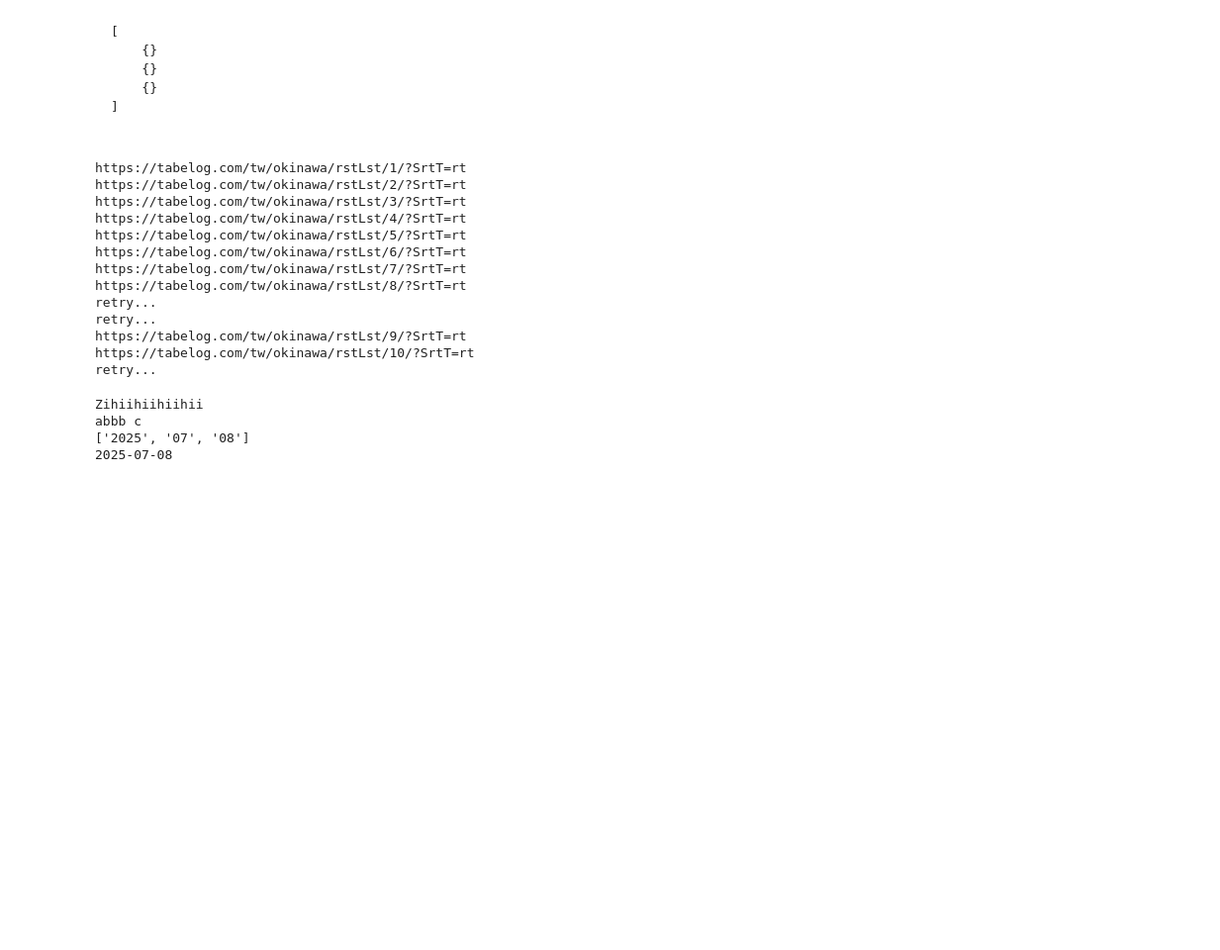
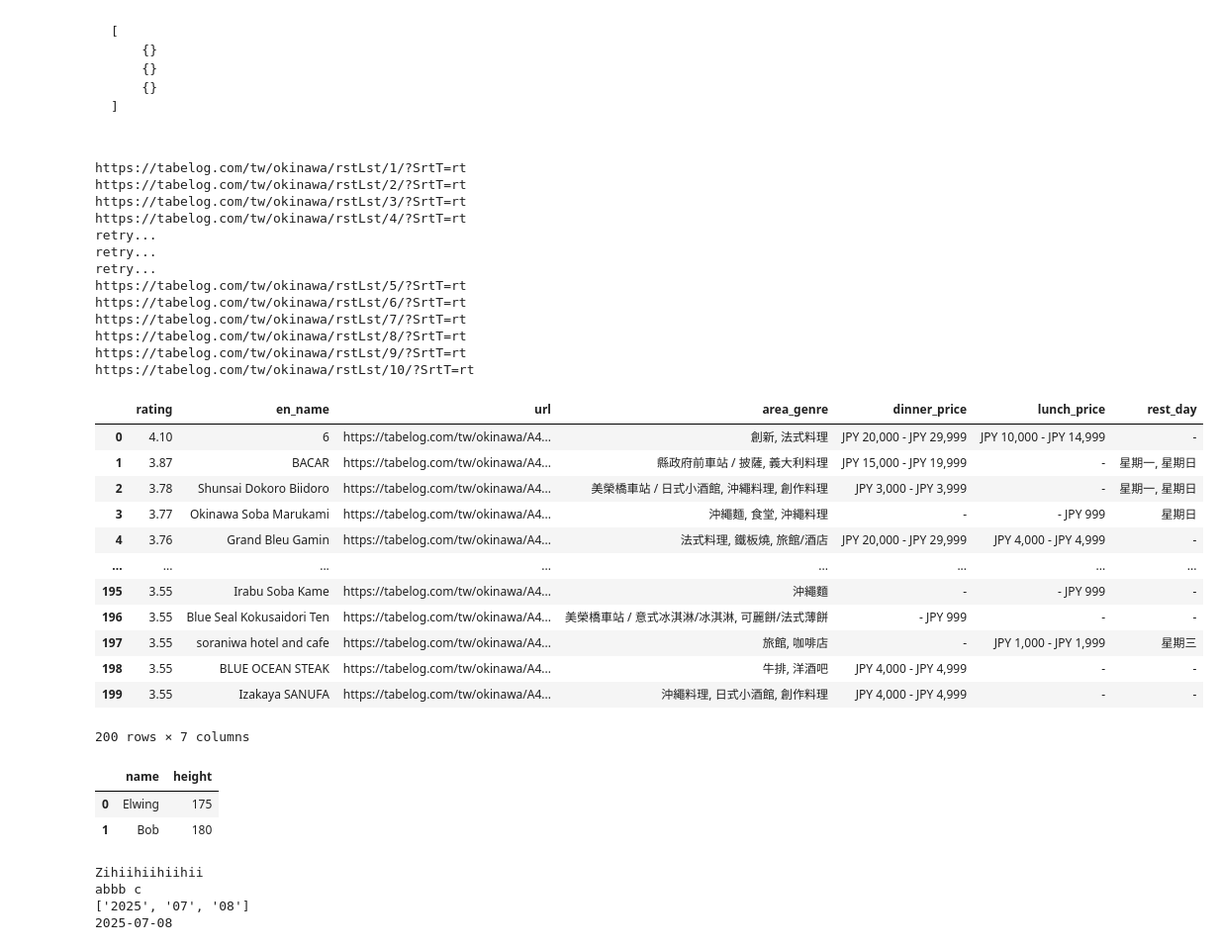
Before and after one commit to Elwing-Chou/tibame_0618, a Jupyter notebook: tibame_20250708.ipynb, the cells around one changed output. Shown at 99% size. Drawn from its saved outputs; the diff is of its cells as text; code cells hidden in the pictures; blank space fills up the shorter version.

```diff
--- a/tibame_20250708.ipynb
+++ b/tibame_20250708.ipynb
@@ -37,6 +37,7 @@ import time
 import urllib.request as req
 import urllib.error as err
 import bs4 as bs
+import pandas as pd
 
 def get_page(url):
     # url = "https://tabelog.com/tw/tokyo/rstLst/sweets/1/?SrtT=rt"
@@ -50,6 +51,9 @@ def get_page(url):
 
     content = resp.read()
     html = bs.BeautifulSoup(content)
+
+    # Step1. 準備一個空的list
+    table = []
 
     rs = html.find_all("div", {"class":"list-rst__body"})
     for r in rs:
@@ -68,37 +72,80 @@ def get_page(url):
         dinner_price_text = dinner_price.text.strip()
         lunch_price_text = lunch_price.text.strip()
         holiday_text = holiday.text.strip()
 
         # print(rating_text)
         # print(en_text)
         # print(en_href)
         # print(area_genre_text)
         # print(dinner_price_text)
         # print(lunch_price_text)
         # print(holiday_text)
         # print("-" * 30)
         # 評價 地點 晚餐價格 午餐價格 例假日
 
+        # Step2. 把你的每一筆資料變成一個字典
+        row = {
+            "rating":rating_text,
+            "en_name":en_text,
+            "url":en_href,
+            "area_genre":area_genre_text,
+            "dinner_price":dinner_price_text,
+            "lunch_price":lunch_price_text,
+            "rest_day":holiday_text,
+        }
+        table.append(row)
+    return table
 
+total = []
 for i in range(10):
     page = i + 1
     url = "https://tabelog.com/tw/okinawa/rstLst/{}/?SrtT=rt".format(page)
     print(url)
-    get_page(url)
+    partial = get_page(url)
+    total = total + partial
+
+# Step3. [] -> pd.DataFrame
+df = pd.DataFrame(total)
+df.to_csv("tabelog.csv", encoding="utf-8")
+df
 # %% [output]
 https://tabelog.com/tw/okinawa/rstLst/1/?SrtT=rt
 https://tabelog.com/tw/okinawa/rstLst/2/?SrtT=rt
 https://tabelog.com/tw/okinawa/rstLst/3/?SrtT=rt
 https://tabelog.com/tw/okinawa/rstLst/4/?SrtT=rt
+retry...
+retry...
+retry...
 https://tabelog.com/tw/okinawa/rstLst/5/?SrtT=rt
 https://tabelog.com/tw/okinawa/rstLst/6/?SrtT=rt
 https://tabelog.com/tw/okinawa/rstLst/7/?SrtT=rt
 https://tabelog.com/tw/okinawa/rstLst/8/?SrtT=rt
-retry...
-retry...
 https://tabelog.com/tw/okinawa/rstLst/9/?SrtT=rt
 https://tabelog.com/tw/okinawa/rstLst/10/?SrtT=rt
-retry...
+|  | rating | en_name | url | area_genre | dinner_price | lunch_price | rest_day |
+| 0 | 4.10 | 6 | https://tabelog.com/tw/okinawa/A4... | 創新, 法式料理 | JPY 20,000 - JPY 29,999 | JPY 10,000 - JPY 14,999 | - |
+| 1 | 3.87 | BACAR | https://tabelog.com/tw/okinawa/A4... | 縣政府前車站 / 披薩, 義大利料理 | JPY 15,000 - JPY 19,999 | - | 星期一, 星期日 |
+| 2 | 3.78 | Shunsai Dokoro Biidoro | https://tabelog.com/tw/okinawa/A4... | 美榮橋車站 / 日式小酒館, 沖繩料理, 創作料理 | JPY 3,000 - JPY 3,999 | - | 星期一, 星期日 |
+| 3 | 3.77 | Okinawa Soba Marukami | https://tabelog.com/tw/okinawa/A4... | 沖繩麵, 食堂, 沖繩料理 | - | - JPY 999 | 星期日 |
+| 4 | 3.76 | Grand Bleu Gamin | https://tabelog.com/tw/okinawa/A4... | 法式料理, 鐵板燒, 旅館/酒店 | JPY 20,000 - JPY 29,999 | JPY 4,000 - JPY 4,999 | - |
+| ... | ... | ... | ... | ... | ... | ... | ... |
+| 195 | 3.55 | Irabu Soba Kame | https://tabelog.com/tw/okinawa/A4... | 沖繩麵 | - | - JPY 999 | - |
+| 196 | 3.55 | Blue Seal Kokusaidori Ten | https://tabelog.com/tw/okinawa/A4... | 美榮橋車站 / 意式冰淇淋/冰淇淋, 可麗餅/法式薄餅 | - JPY 999 | - | - |
+| 197 | 3.55 | soraniwa hotel and cafe | https://tabelog.com/tw/okinawa/A4... | 旅館, 咖啡店 | - | JPY 1,000 - JPY 1,999 | 星期三 |
+| 198 | 3.55 | BLUE OCEAN STEAK | https://tabelog.com/tw/okinawa/A4... | 牛排, 洋酒吧 | JPY 4,000 - JPY 4,999 | - | - |
+| 199 | 3.55 | Izakaya SANUFA | https://tabelog.com/tw/okinawa/A4... | 沖繩料理, 日式小酒館, 創作料理 | JPY 4,000 - JPY 4,999 | - | - |
+200 rows × 7 columns
+# %%
+table = []
+s1 = {"name":"Elwing", "height":175}
+s2 = {"name":"Bob", "height":180}
+table.append(s1)
+table.append(s2)
+pd.DataFrame(table)
+# %% [output]
+|  | name | height |
+| 0 | Elwing | 175 |
+| 1 | Bob | 180 |
 # %%
 import urllib.error as err
 
```
